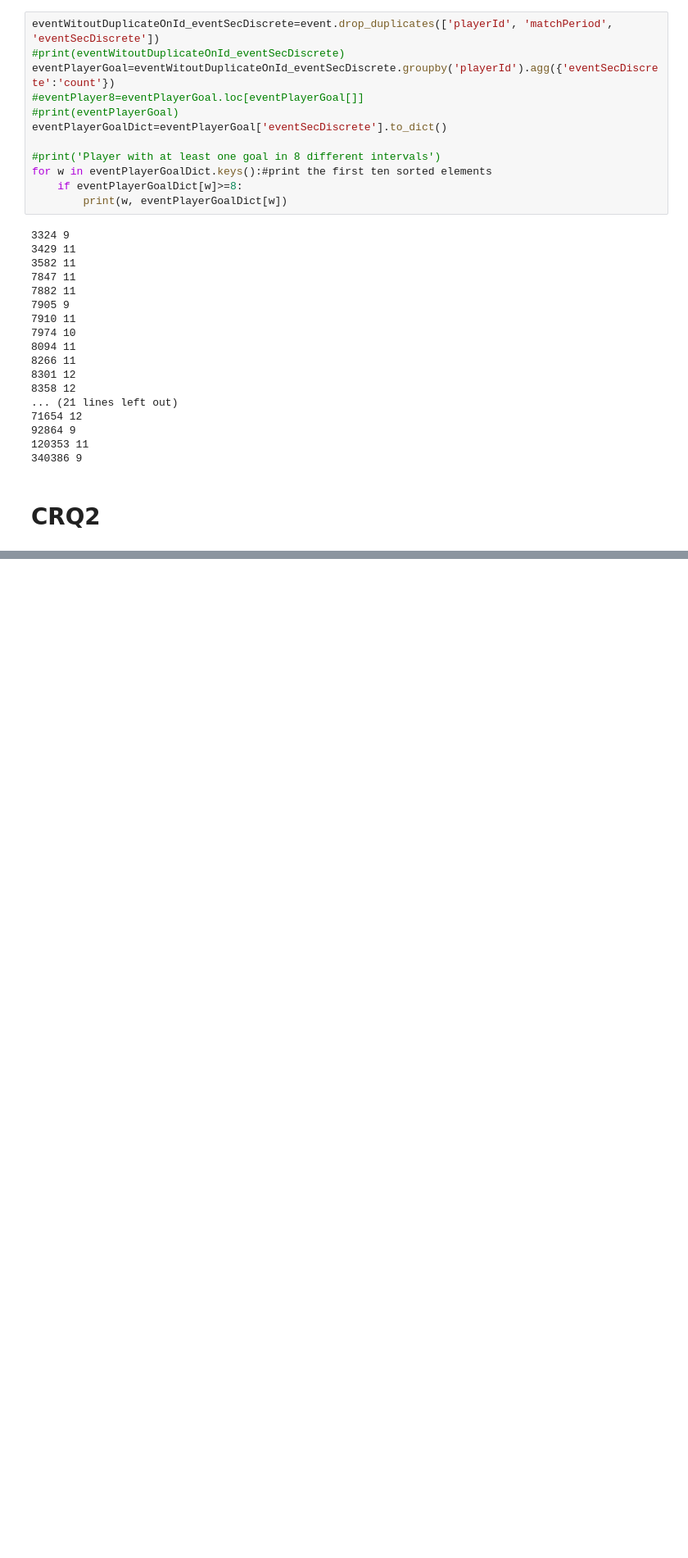
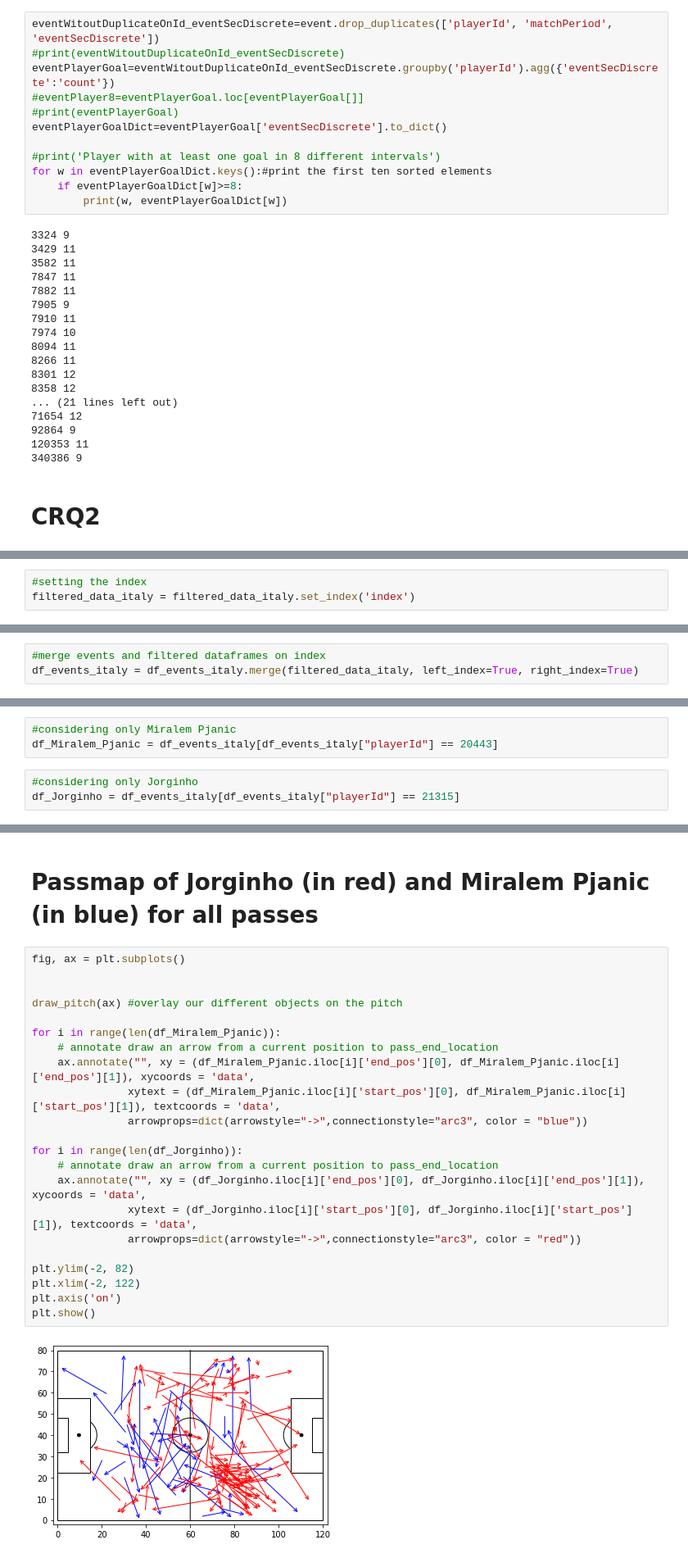
Before and after one commit to santiagoparaella/ADM-HW2, a Jupyter notebook: main.ipynb, the cells around one changed output, grey strips where cells are left out. Shown at 82% size. Cells and saved outputs as stored; diff of their text form; blank space fills up the shorter version.

```diff
--- a/main.ipynb
+++ b/main.ipynb
@@ -1278,0 +2437,3 @@ for w in eventPlayerGoalDict.keys():#print the first ten sorted elements
+# %%
+#setting the index
+filtered_data_italy = filtered_data_italy.set_index('index')
@@ -1278,0 +2457,3 @@ for w in eventPlayerGoalDict.keys():#print the first ten sorted elements
+# %%
+#merge events and filtered dataframes on index
+df_events_italy = df_events_italy.merge(filtered_data_italy, left_index=True, right_index=True)
@@ -1278,0 +2492,6 @@ for w in eventPlayerGoalDict.keys():#print the first ten sorted elements
+# %%
+#considering only Miralem Pjanic
+df_Miralem_Pjanic = df_events_italy[df_events_italy["playerId"] == 20443]
+# %%
+#considering only Jorginho
+df_Jorginho = df_events_italy[df_events_italy["playerId"] == 21315]
@@ -1278,0 +2550,26 @@ for w in eventPlayerGoalDict.keys():#print the first ten sorted elements
+# %% [markdown]
+<h1> Passmap of Jorginho (in red) and Miralem Pjanic (in blue) for all passes </h1>
+# %%
+fig, ax = plt.subplots()
+
+
+draw_pitch(ax) #overlay our different objects on the pitch
+
+for i in range(len(df_Miralem_Pjanic)):
+    # annotate draw an arrow from a current position to pass_end_location
+    ax.annotate("", xy = (df_Miralem_Pjanic.iloc[i]['end_pos'][0], df_Miralem_Pjanic.iloc[i]['end_pos'][1]), xycoords = 'data',
+               xytext = (df_Miralem_Pjanic.iloc[i]['start_pos'][0], df_Miralem_Pjanic.iloc[i]['start_pos'][1]), textcoords = 'data',
+               arrowprops=dict(arrowstyle="->",connectionstyle="arc3", color = "blue"))
+
+for i in range(len(df_Jorginho)):
+    # annotate draw an arrow from a current position to pass_end_location
+    ax.annotate("", xy = (df_Jorginho.iloc[i]['end_pos'][0], df_Jorginho.iloc[i]['end_pos'][1]), xycoords = 'data',
+               xytext = (df_Jorginho.iloc[i]['start_pos'][0], df_Jorginho.iloc[i]['start_pos'][1]), textcoords = 'data',
+               arrowprops=dict(arrowstyle="->",connectionstyle="arc3", color = "red"))
+
+plt.ylim(-2, 82)
+plt.xlim(-2, 122)
+plt.axis('on')
+plt.show()
+# %% [output]
+[figure, added]
```
Also changed, not shown: parts of 157 cells of this notebook.
